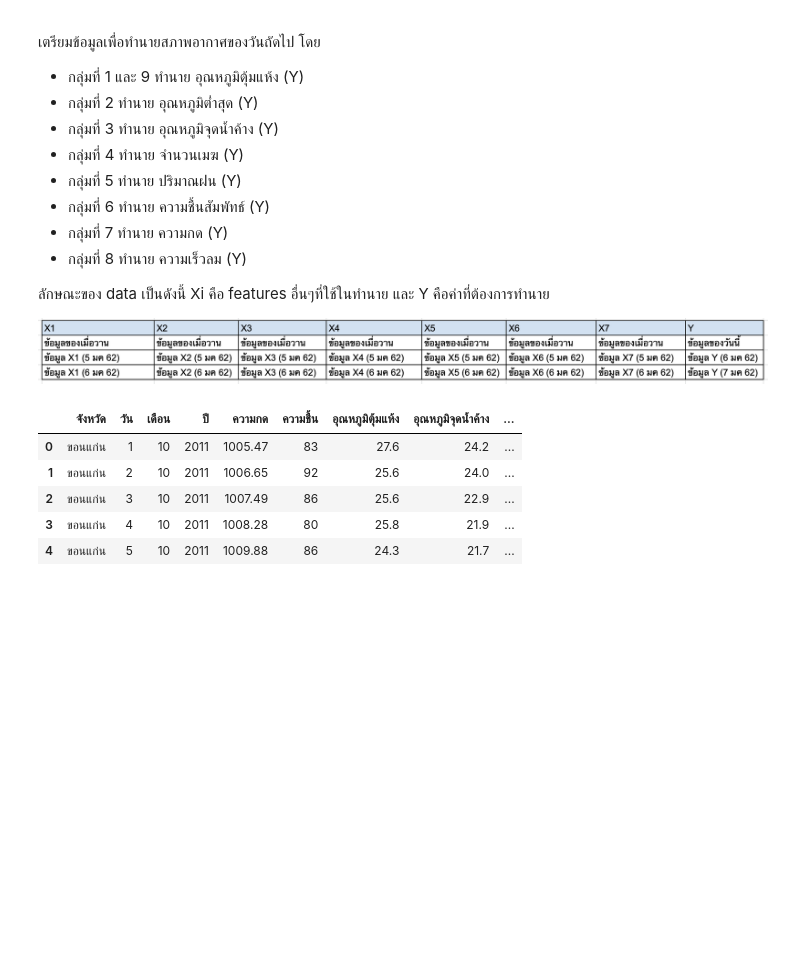
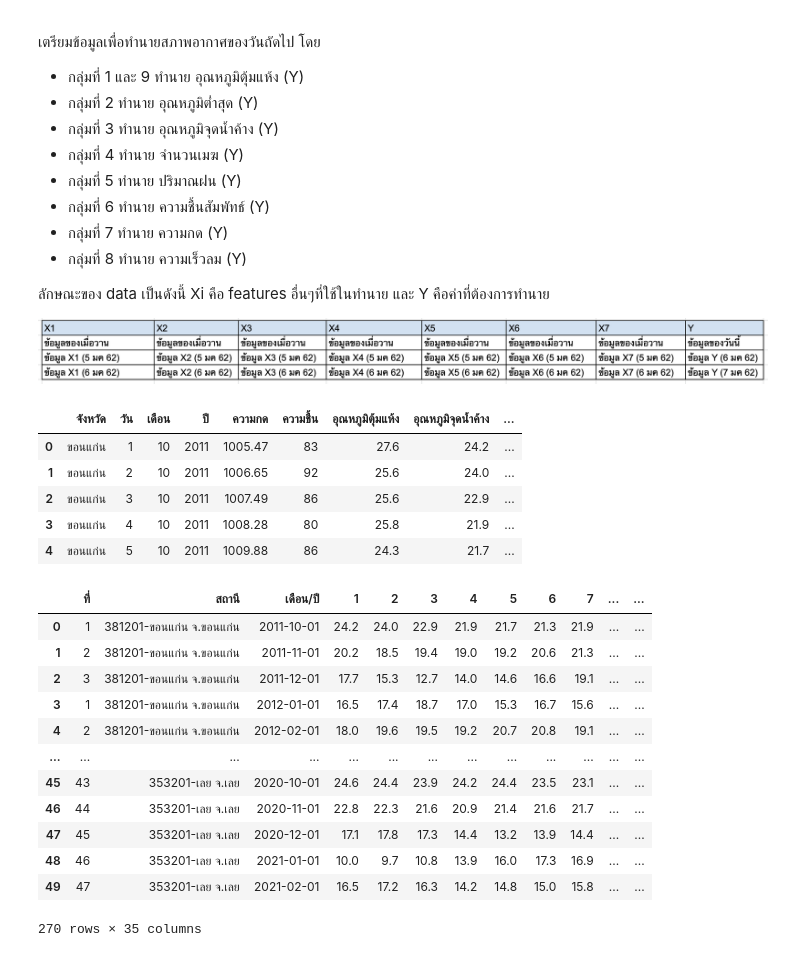
Before and after one commit to supatsara2002/bsc_dpdm22, a Jupyter notebook: midterm_dpdm22.ipynb, the cells around one changed output. Drawn from its saved outputs; the diff is of its cells as text; code cells hidden in the pictures; blank space fills up the shorter version.

```diff
--- a/midterm_dpdm22.ipynb
+++ b/midterm_dpdm22.ipynb
@@ -621,3 +621,33 @@ weather_data.head()
 | 2 | ขอนแก่น | 3 | 10 | 2011 | 1007.49 | 86 | 25.6 | 22.9 | ... |
 | 3 | ขอนแก่น | 4 | 10 | 2011 | 1008.28 | 80 | 25.8 | 21.9 | ... |
 | 4 | ขอนแก่น | 5 | 10 | 2011 | 1009.88 | 86 | 24.3 | 21.7 | ... |
+# %%
+kkd = pd.read_excel('/content/drive/MyDrive/bsc_DPDM_data/อุตุ/อุณหภูมิจุดน้ำค้าง(เซลเซียส)/จ.ขอนแก่น.xlsx',sheet_name=0,skiprows=4)
+npd = pd.read_excel('/content/drive/MyDrive/bsc_DPDM_data/อุตุ/อุณหภูมิจุดน้ำค้าง(เซลเซียส)/จ.นครพนม.xlsx',sheet_name=0,skiprows=4)
+ld = pd.read_excel('/content/drive/MyDrive/bsc_DPDM_data/อุตุ/อุณหภูมิจุดน้ำค้าง(เซลเซียส)/จ.สกล.xlsx',sheet_name=0,skiprows=4)
+skd = pd.read_excel('/content/drive/MyDrive/bsc_DPDM_data/อุตุ/อุณหภูมิจุดน้ำค้าง(เซลเซียส)/จ.หนองคาย.xlsx',sheet_name=0,skiprows=4)
+nkd = pd.read_excel('/content/drive/MyDrive/bsc_DPDM_data/อุตุ/อุณหภูมิจุดน้ำค้าง(เซลเซียส)/จ.เลย.xlsx',sheet_name=0,skiprows=4)
+# %%
+kkd.rename(columns = {'Unnamed: 0':'ที่','Unnamed: 1':'สถานี', 'Unnamed: 2':'เดือน/ปี','Unnamed: 34':'เฉลี่ย'}, inplace = True)
+npd.rename(columns = {'Unnamed: 0':'ที่','Unnamed: 1':'สถานี', 'Unnamed: 2':'เดือน/ปี','Unnamed: 34':'เฉลี่ย'}, inplace = True)
+ld.rename(columns = {'Unnamed: 0':'ที่','Unnamed: 1':'สถานี', 'Unnamed: 2':'เดือน/ปี','Unnamed: 34':'เฉลี่ย'}, inplace = True)
+skd.rename(columns = {'Unnamed: 0':'ที่','Unnamed: 1':'สถานี', 'Unnamed: 2':'เดือน/ปี','Unnamed: 34':'เฉลี่ย'}, inplace = True)
+nkd.rename(columns = {'Unnamed: 0':'ที่','Unnamed: 1':'สถานี', 'Unnamed: 2':'เดือน/ปี','Unnamed: 34':'เฉลี่ย'}, inplace = True)
+# %%
+Table6 = pd.concat([kkd,npd,ld,skd,nkd])
+# %%
+Table6
+# %% [output]
+|  | ที่ | สถานี | เดือน/ปี | 1 | 2 | 3 | 4 | 5 | 6 | 7 | ... | ... |
+| 0 | 1 | 381201-ขอนแก่น จ.ขอนแก่น | 2011-10-01 | 24.2 | 24.0 | 22.9 | 21.9 | 21.7 | 21.3 | 21.9 | ... | ... |
+| 1 | 2 | 381201-ขอนแก่น จ.ขอนแก่น | 2011-11-01 | 20.2 | 18.5 | 19.4 | 19.0 | 19.2 | 20.6 | 21.3 | ... | ... |
+| 2 | 3 | 381201-ขอนแก่น จ.ขอนแก่น | 2011-12-01 | 17.7 | 15.3 | 12.7 | 14.0 | 14.6 | 16.6 | 19.1 | ... | ... |
+| 3 | 1 | 381201-ขอนแก่น จ.ขอนแก่น | 2012-01-01 | 16.5 | 17.4 | 18.7 | 17.0 | 15.3 | 16.7 | 15.6 | ... | ... |
+| 4 | 2 | 381201-ขอนแก่น จ.ขอนแก่น | 2012-02-01 | 18.0 | 19.6 | 19.5 | 19.2 | 20.7 | 20.8 | 19.1 | ... | ... |
+| ... | ... | ... | ... | ... | ... | ... | ... | ... | ... | ... | ... | ... |
+| 45 | 43 | 353201-เลย จ.เลย | 2020-10-01 | 24.6 | 24.4 | 23.9 | 24.2 | 24.4 | 23.5 | 23.1 | ... | ... |
+| 46 | 44 | 353201-เลย จ.เลย | 2020-11-01 | 22.8 | 22.3 | 21.6 | 20.9 | 21.4 | 21.6 | 21.7 | ... | ... |
+| 47 | 45 | 353201-เลย จ.เลย | 2020-12-01 | 17.1 | 17.8 | 17.3 | 14.4 | 13.2 | 13.9 | 14.4 | ... | ... |
+| 48 | 46 | 353201-เลย จ.เลย | 2021-01-01 | 10.0 | 9.7 | 10.8 | 13.9 | 16.0 | 17.3 | 16.9 | ... | ... |
+| 49 | 47 | 353201-เลย จ.เลย | 2021-02-01 | 16.5 | 17.2 | 16.3 | 14.2 | 14.8 | 15.0 | 15.8 | ... | ... |
+270 rows × 35 columns
```
Also changed, not shown: parts of 26 cells of this notebook.
